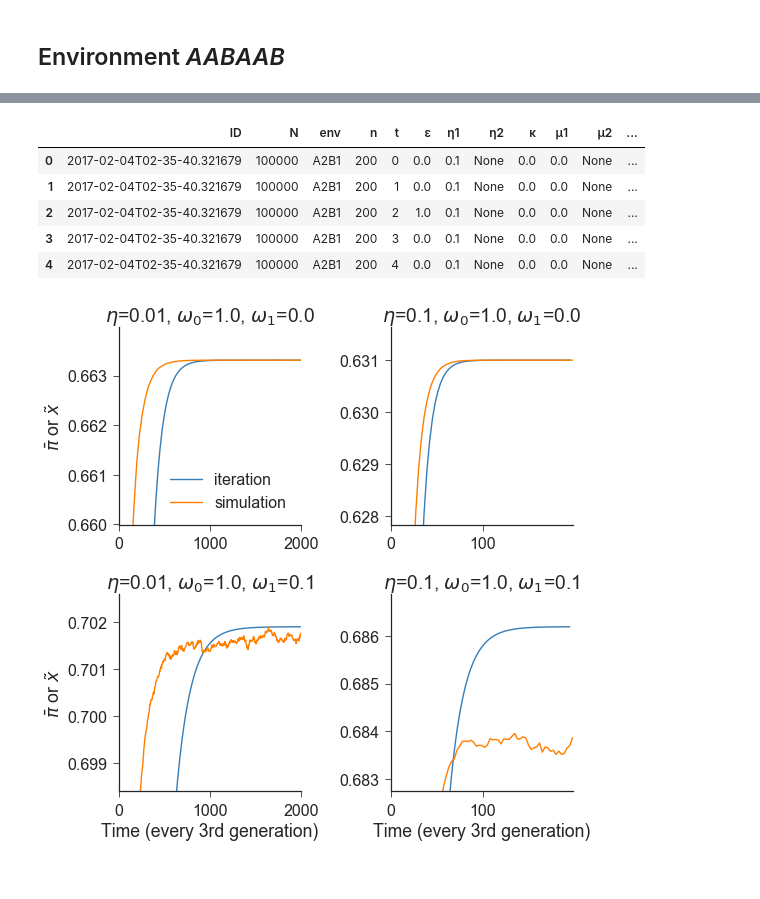
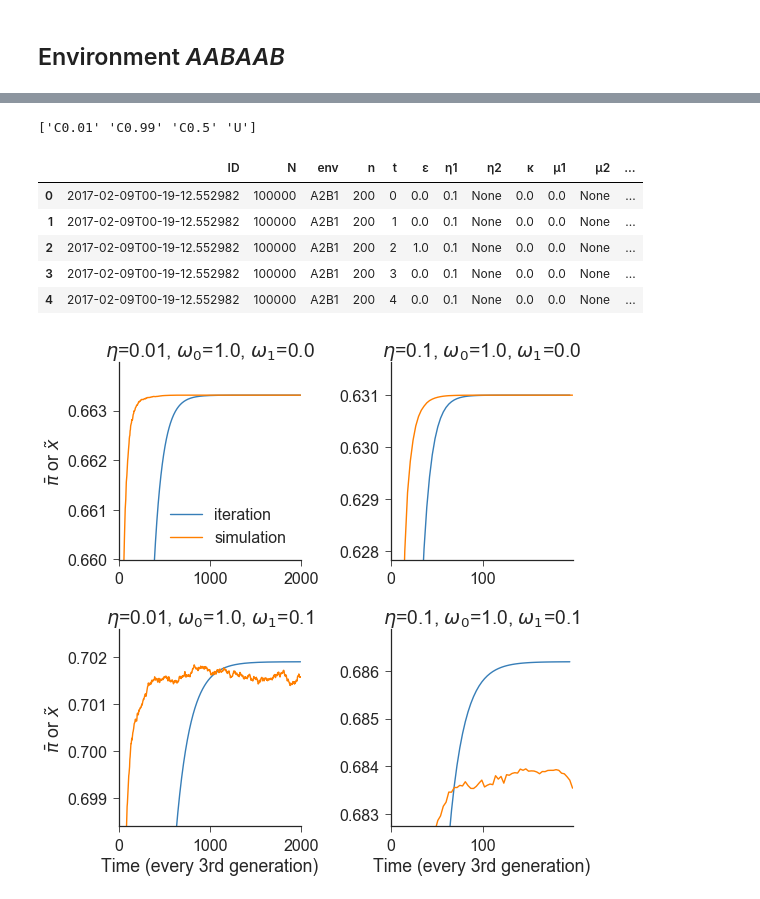
Before and after one commit to yoavram/Milpitas, a Jupyter notebook: recurrence.ipynb, the cells around one changed output, grey strips where cells are left out. Saved outputs shown, nothing was run; the diff lists cells and outputs as text; code cells hidden in the pictures.

```diff
--- a/recurrence.ipynb
+++ b/recurrence.ipynb
@@ -103,7 +117,7 @@ df.head()
 # %%
 fig, axes = plt.subplots(2, 2, figsize=(8, 8), sharex='col', sharey='col')
 
-agg = df.groupby(['ω0', 'ω1', 'η1', 't']).agg(np.mean)['π'].reset_index()
+agg = df[df['π0'] == 'U'].groupby(['ω0', 'ω1', 'η1', 't']).agg(np.mean)['π'].reset_index()
 for (key, grp), ax in zip(agg[agg['t'] % 2 == 0].groupby(['ω0', 'ω1', 'η1']), axes.flat):
     ωA_, ωB_, η_ = key
     n = grp['t'].max()
@@ -130,7 +144,7 @@ for i in range(2): axes[0, i].set_xlabel('')
 for i in range(2): axes[1, i].set_xlabel('Time (every other generation)')
 for i in range(2): axes[i, 1].set_ylabel('')
 for i in range(2): axes[i, 0].set_ylabel(r'$\bar{\pi}$ or $\tilde{x}$')
-axes[0,0].legend().set_visible(True)
+# axes[0,0].legend().set_visible(True)
 
 fig.tight_layout()
 sns.despine()
@@ -143,0 +158,37 @@ fig.savefig('figures/env_A1B1.pdf');
+# %%
+fig, axes = plt.subplots(2, 2, figsize=(8, 8), sharex=False, sharey=False)
+
+ωA_ = 1
+ωB_ = 0.1
+η_ = 0.1
+agg = df[(df['ω0'] == ωA_) & (df['ω1'] == ωB_) & (df['η1'] == η_)].groupby(['ω0', 'π0', 't']).agg(np.mean)['π'].reset_index()
+for (π0_, grp), ax in zip(agg[agg['t'] % 2 == 0].groupby('π0'), axes.flat):
+    n = grp['t'].max()
+    # analytic solution
+    subs = [(η, η_), (ωA, ωA_), (ωB, ωB_)]
+    sol2_ = sol2.subs(subs)
+    sol3_ = sol3.subs(subs)
+    print("η={}, ωA={}, ωB={}, sol2={}, sol3={}".format(η_, ωA_, ωB_, sol2_, sol3_))
+    sol = float(sol2_ if 1 > sol2_ > 0 else sol3_)
+    ax.axhline(sol, color=green, lw=3, ls='--', label='solution')
+    # iteration
+    x_ = np.empty(n//2)
+    x_[0] = 0.5
+    for t in range(1, n//2):
+        x_[t] = xxx.subs(subs + [(x, x_[t-1])])
+    ax.plot(range(0, n//2), x_, color=blue, label='iteration')
+    # simulations
+    grp.plot('t', 'π', color=orange, ax=ax, label='simulation')
+    # styling
+    ax.set_title('$\pi$={}\n$\eta$={}, $\omega_0$={}, $\omega_1$={}'.format(π0_, η_, ωA_, ωB_))
+    ax.legend().set_visible(False)
+
+for i in range(2): axes[0, i].set_xlabel('')
+for i in range(2): axes[1, i].set_xlabel('Time (every other generation)')
+for i in range(2): axes[i, 1].set_ylabel('')
+for i in range(2): axes[i, 0].set_ylabel(r'$\bar{\pi}$ or $\tilde{x}$')
+# axes[0,0].legend().set_visible(True)
+
+fig.tight_layout()
+sns.despine()
+# fig.savefig('figures/env_A1B1.pdf');
@@ -150,18 +215,19 @@ xxxx = xxx * (xxx*(1 - η)*(ωB - ωA) + η*ωB + (1 - η)*ωA) / (xxx*(ωB - ω
 # %%
 df = load_simulations('recurrenceA2B1', False, False)
-df = df[df['π0'] == 0.5]
+print(df['π0'].unique())
 df.head()
 # %% [output]
+['C0.01' 'C0.99' 'C0.5' 'U']
 |  | ID | N | env | n | t | ε | η1 | η2 | κ | μ1 | μ2 | ... |
-| 0 | 2017-02-04T02-35-40.321679 | 100000 | A2B1 | 200 | 0 | 0.0 | 0.1 | None | 0.0 | 0.0 | None | ... |
-| 1 | 2017-02-04T02-35-40.321679 | 100000 | A2B1 | 200 | 1 | 0.0 | 0.1 | None | 0.0 | 0.0 | None | ... |
-| 2 | 2017-02-04T02-35-40.321679 | 100000 | A2B1 | 200 | 2 | 1.0 | 0.1 | None | 0.0 | 0.0 | None | ... |
-| 3 | 2017-02-04T02-35-40.321679 | 100000 | A2B1 | 200 | 3 | 0.0 | 0.1 | None | 0.0 | 0.0 | None | ... |
-| 4 | 2017-02-04T02-35-40.321679 | 100000 | A2B1 | 200 | 4 | 0.0 | 0.1 | None | 0.0 | 0.0 | None | ... |
+| 0 | 2017-02-09T00-19-12.552982 | 100000 | A2B1 | 200 | 0 | 0.0 | 0.1 | None | 0.0 | 0.0 | None | ... |
+| 1 | 2017-02-09T00-19-12.552982 | 100000 | A2B1 | 200 | 1 | 0.0 | 0.1 | None | 0.0 | 0.0 | None | ... |
+| 2 | 2017-02-09T00-19-12.552982 | 100000 | A2B1 | 200 | 2 | 1.0 | 0.1 | None | 0.0 | 0.0 | None | ... |
+| 3 | 2017-02-09T00-19-12.552982 | 100000 | A2B1 | 200 | 3 | 0.0 | 0.1 | None | 0.0 | 0.0 | None | ... |
+| 4 | 2017-02-09T00-19-12.552982 | 100000 | A2B1 | 200 | 4 | 0.0 | 0.1 | None | 0.0 | 0.0 | None | ... |
 # %%
 fig, axes = plt.subplots(2, 2, figsize=(8, 8), sharex=False, sharey=False)
 
-agg = df.groupby(['ω0', 'ω1', 'η1', 't']).agg(np.mean)['π'].reset_index()
+agg = df[df['π0'] == 'U'].groupby(['ω0', 'ω1', 'η1', 't']).agg(np.mean)['π'].reset_index()
 for (key, grp), ax in zip(agg[agg['t'] % 3 == 0].groupby(['ω0', 'ω1', 'η1']), axes.flat):
     ωA_, ωB_, η_ = key
     n = grp['t'].max()
@@ -171,31 +237,31 @@ for (key, grp), ax in zip(agg[agg['t'] % 3 == 0].groupby(['ω0', 'ω1', 'η1']),
 #     sol3_ = sol3.subs(subs)
 #     print("η={}, ωA={}, ωB={}, sol2={}, sol3={}".format(η_, ωA_, ωB_, sol2_, sol3_))
 #     sol = float(sol2_ if 1 > sol2_ > 0 else sol3_)
 #     ax.axhline(sol, color=green, lw=3, ls='--', label='solution')
     # iteration
     x_ = np.zeros(n)
     x_[0] = 0.5
     for t in range(1, n):
         if t % 3:
             x_[t] = x_[t-1] * (x_[t-1]*(1 - η_)*(ωA_ - ωB_) + η_*ωA_ + (1 - η_)*ωB_) / (x_[t-1]*(ωA_ - ωB_) + ωB_)
         else:
             x_[t] = x_[t-1] * (x_[t-1]*(1 - η_)*(ωB_ - ωA_) + η_*ωB_ + (1 - η_)*ωA_) / (x_[t-1]*(ωB_ - ωA_) + ωA_)
     ax.plot(range(0, n, 3), x_[::3], color=blue, label='iteration')
     # simulations
     grp.plot('t', 'π', color=orange, ax=ax, label='simulation')
     # styling
     ax.set_title('$\eta$={}, $\omega_0$={}, $\omega_1$={}'.format(η_, ωA_, ωB_))
     ax.set_ylim(x_[::3][-1] * 0.995, x_[::3][-1]*1.001)
     ax.legend().set_visible(False)
 
 for i in range(2): axes[0, i].set_xlabel('')
 for i in range(2): axes[1, i].set_xlabel('Time (every 3rd generation)')
 for i in range(2): axes[i, 1].set_ylabel('')
 for i in range(2): axes[i, 0].set_ylabel(r'$\bar{\pi}$ or $\tilde{x}$')
 axes[0,0].legend().set_visible(True)
 
 fig.tight_layout()
 sns.despine()
 fig.savefig('figures/env_A2B1.pdf');
 # %% [output]
-[figure, old version]
+[figure, new version]
```
Also changed, not shown: parts of 16 cells of this notebook.
